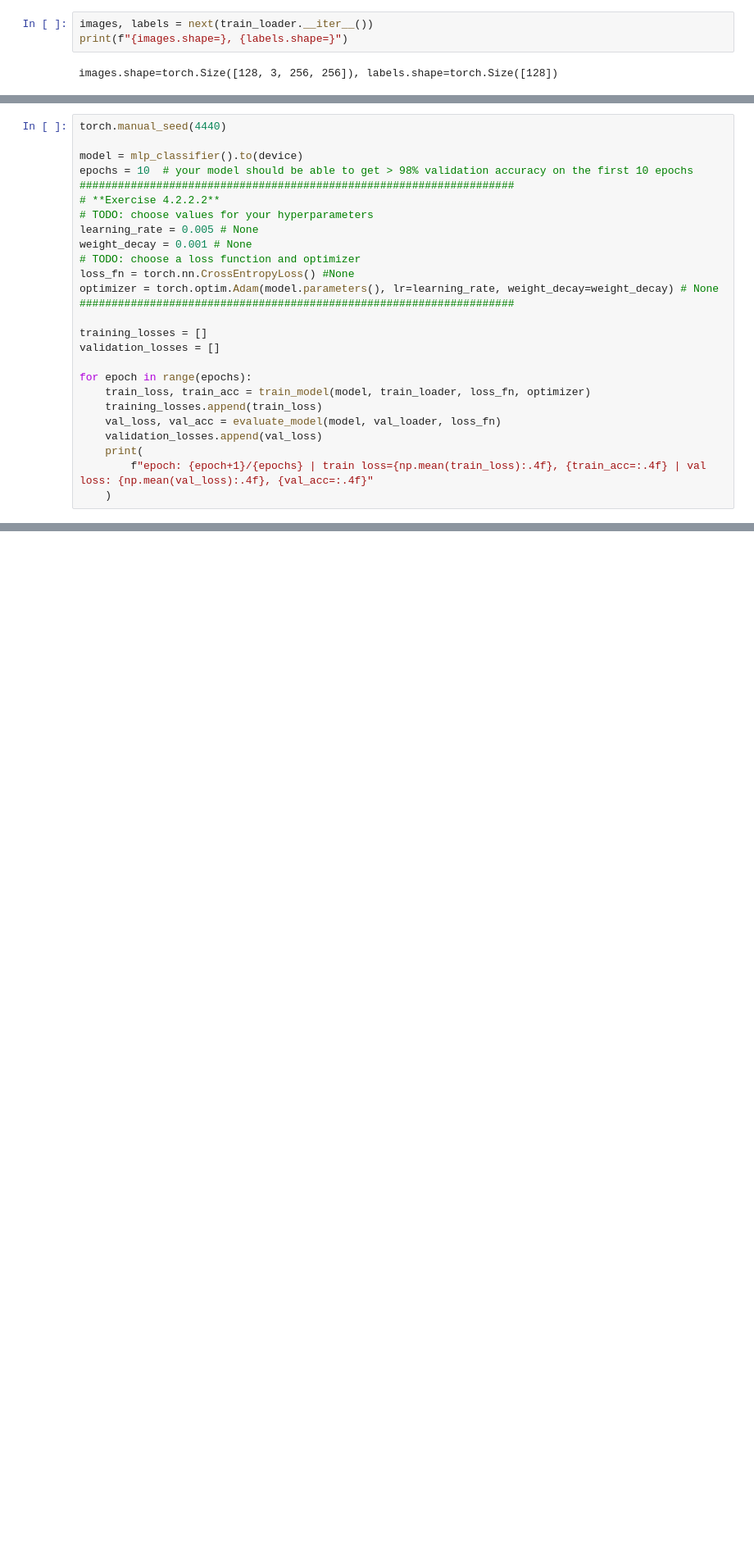
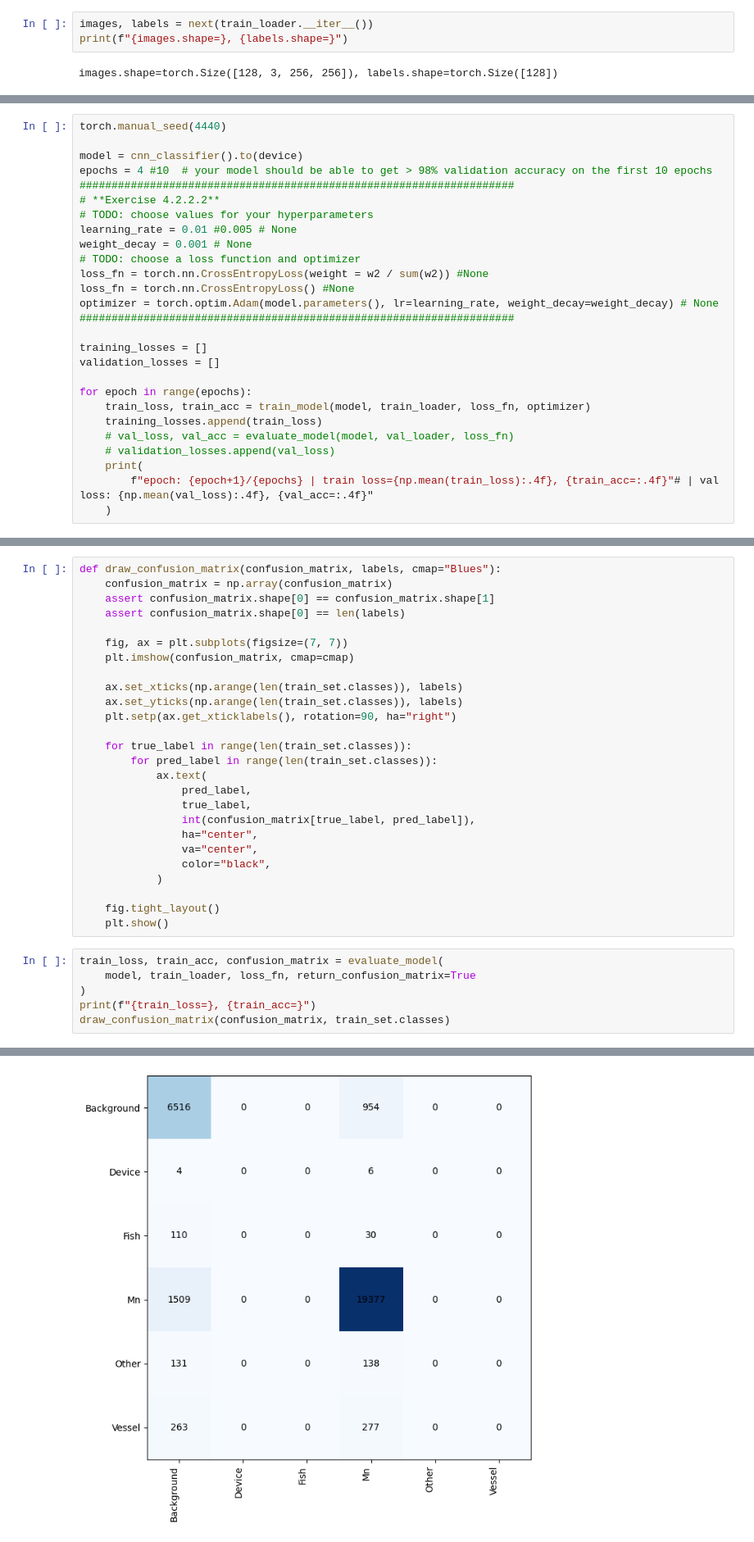
Before and after one commit to adrianmonaghan/SonoAcousticWhale, a Jupyter notebook: EDA/nn_model.ipynb, the cells around one changed output, grey strips where cells are left out. Shown at 82% size. Saved outputs shown, nothing was run; the diff lists cells and outputs as text; blank space fills up the shorter version.

```diff
--- a/EDA/nn_model.ipynb
+++ b/EDA/nn_model.ipynb
@@ -219,14 +282,15 @@ def evaluate_model(model, val_loader, loss_fn, return_confusion_matrix=False):
 # %%
 torch.manual_seed(4440)
 
-model = mlp_classifier().to(device)
-epochs = 10  # your model should be able to get > 98% validation accuracy on the first 10 epochs
+model = cnn_classifier().to(device)
+epochs = 4 #10  # your model should be able to get > 98% validation accuracy on the first 10 epochs
 ####################################################################
 # **Exercise 4.2.2.2**
 # TODO: choose values for your hyperparameters
-learning_rate = 0.005 # None
+learning_rate = 0.01 #0.005 # None
 weight_decay = 0.001 # None
 # TODO: choose a loss function and optimizer
+loss_fn = torch.nn.CrossEntropyLoss(weight = w2 / sum(w2)) #None
 loss_fn = torch.nn.CrossEntropyLoss() #None
 optimizer = torch.optim.Adam(model.parameters(), lr=learning_rate, weight_decay=weight_decay) # None
 ####################################################################
@@ -237,9 +301,9 @@ validation_losses = []
 for epoch in range(epochs):
     train_loss, train_acc = train_model(model, train_loader, loss_fn, optimizer)
     training_losses.append(train_loss)
-    val_loss, val_acc = evaluate_model(model, val_loader, loss_fn)
-    validation_losses.append(val_loss)
+    # val_loss, val_acc = evaluate_model(model, val_loader, loss_fn)
+    # validation_losses.append(val_loss)
     print(
-        f"epoch: {epoch+1}/{epochs} | train loss={np.mean(train_loss):.4f}, {train_acc=:.4f} | val loss: {np.mean(val_loss):.4f}, {val_acc=:.4f}"
+        f"epoch: {epoch+1}/{epochs} | train loss={np.mean(train_loss):.4f}, {train_acc=:.4f}"# | val loss: {np.mean(val_loss):.4f}, {val_acc=:.4f}"
     )
 # %% [output]
@@ -246,0 +317,33 @@ RuntimeError: mat1 and mat2 shapes cannot be multiplied (128x196608 and 2352x128
+# %%
+def draw_confusion_matrix(confusion_matrix, labels, cmap="Blues"):
+    confusion_matrix = np.array(confusion_matrix)
+    assert confusion_matrix.shape[0] == confusion_matrix.shape[1]
+    assert confusion_matrix.shape[0] == len(labels)
+
+    fig, ax = plt.subplots(figsize=(7, 7))
+    plt.imshow(confusion_matrix, cmap=cmap)
+
+    ax.set_xticks(np.arange(len(train_set.classes)), labels)
+    ax.set_yticks(np.arange(len(train_set.classes)), labels)
+    plt.setp(ax.get_xticklabels(), rotation=90, ha="right")
+
+    for true_label in range(len(train_set.classes)):
+        for pred_label in range(len(train_set.classes)):
+            ax.text(
+                pred_label,
+                true_label,
+                int(confusion_matrix[true_label, pred_label]),
+                ha="center",
+                va="center",
+                color="black",
+            )
+
+    fig.tight_layout()
+    plt.show()
+# %%
+train_loss, train_acc, confusion_matrix = evaluate_model(
+    model, train_loader, loss_fn, return_confusion_matrix=True
+)
+print(f"{train_loss=}, {train_acc=}")
+draw_confusion_matrix(confusion_matrix, train_set.classes)
+# %% [output]
@@ -246,0 +351 @@ RuntimeError: mat1 and mat2 shapes cannot be multiplied (128x196608 and 2352x128
+[figure, added]
```
Also changed, not shown: parts of 23 cells of this notebook.
